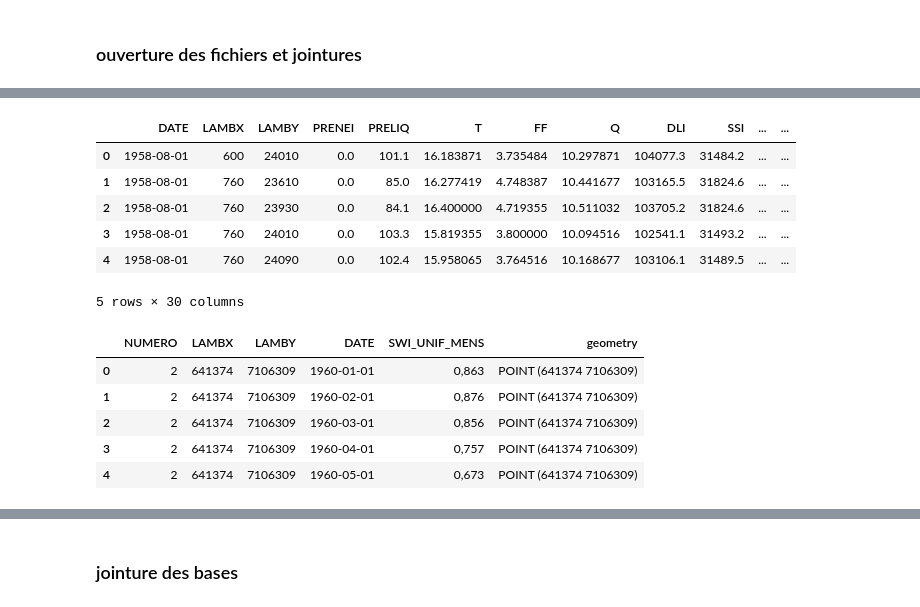
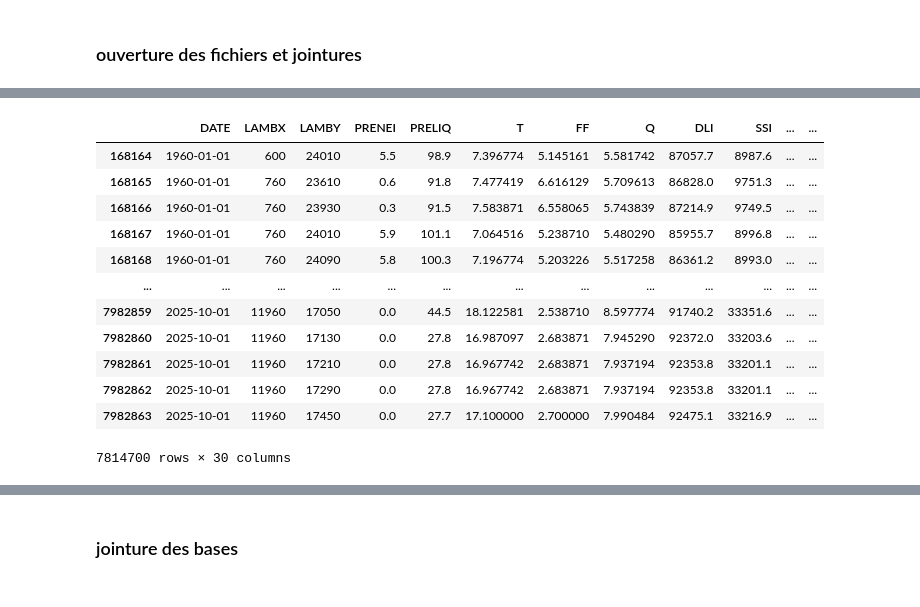
Before and after one commit to Lanouraf/Climate_Risk_Project_SWI_MS_A, a Jupyter notebook: visualisation_stats.ipynb, the cells around one changed output, grey strips where cells are left out. Saved outputs shown, nothing was run; the diff lists cells and outputs as text; code cells hidden in the pictures.

Commit message:
jointure meteo-swi

```diff
--- a/visualisation_stats.ipynb
+++ b/visualisation_stats.ipynb
@@ -31,11 +42,0 @@ swi_monthly = gpd.read_file(fp)
-# %%
-swi_monthly['DATE'] = pd.to_datetime(swi_monthly['DATE']) - pd.offsets.MonthBegin(1)
-display(swi_monthly.head())
-# %% [output]
-|  | DATE | LAMBX | LAMBY | PRENEI | PRELIQ | T | FF | Q | DLI | SSI | ... | ... |
-| 0 | 1958-08-01 | 600 | 24010 | 0.0 | 101.1 | 16.183871 | 3.735484 | 10.297871 | 104077.3 | 31484.2 | ... | ... |
-| 1 | 1958-08-01 | 760 | 23610 | 0.0 | 85.0 | 16.277419 | 4.748387 | 10.441677 | 103165.5 | 31824.6 | ... | ... |
-| 2 | 1958-08-01 | 760 | 23930 | 0.0 | 84.1 | 16.400000 | 4.719355 | 10.511032 | 103705.2 | 31824.6 | ... | ... |
-| 3 | 1958-08-01 | 760 | 24010 | 0.0 | 103.3 | 15.819355 | 3.800000 | 10.094516 | 102541.1 | 31493.2 | ... | ... |
-| 4 | 1958-08-01 | 760 | 24090 | 0.0 | 102.4 | 15.958065 | 3.764516 | 10.168677 | 103106.1 | 31489.5 | ... | ... |
-5 rows × 30 columns
@@ -47,9 +42,0 @@ meteo_france = gpd.read_file(fp)
-# %%
-display(meteo_france.head())
-# %% [output]
-|  | NUMERO | LAMBX | LAMBY | DATE | SWI_UNIF_MENS | geometry |
-| 0 | 2 | 641374 | 7106309 | 1960-01-01 | 0,863 | POINT (641374 7106309) |
-| 1 | 2 | 641374 | 7106309 | 1960-02-01 | 0,876 | POINT (641374 7106309) |
-| 2 | 2 | 641374 | 7106309 | 1960-03-01 | 0,856 | POINT (641374 7106309) |
-| 3 | 2 | 641374 | 7106309 | 1960-04-01 | 0,757 | POINT (641374 7106309) |
-| 4 | 2 | 641374 | 7106309 | 1960-05-01 | 0,673 | POINT (641374 7106309) |
@@ -60,0 +43,18 @@ argile = gpd.read_file(fp)
+# %%
+swi_monthly['DATE'] = pd.to_datetime(swi_monthly['DATE']) - pd.offsets.MonthBegin(1)
+swi_monthly = swi_monthly[swi_monthly['DATE'] >= '1960-01-01']
+display(swi_monthly)
+# %% [output]
+|  | DATE | LAMBX | LAMBY | PRENEI | PRELIQ | T | FF | Q | DLI | SSI | ... | ... |
+| 168164 | 1960-01-01 | 600 | 24010 | 5.5 | 98.9 | 7.396774 | 5.145161 | 5.581742 | 87057.7 | 8987.6 | ... | ... |
+| 168165 | 1960-01-01 | 760 | 23610 | 0.6 | 91.8 | 7.477419 | 6.616129 | 5.709613 | 86828.0 | 9751.3 | ... | ... |
+| 168166 | 1960-01-01 | 760 | 23930 | 0.3 | 91.5 | 7.583871 | 6.558065 | 5.743839 | 87214.9 | 9749.5 | ... | ... |
+| 168167 | 1960-01-01 | 760 | 24010 | 5.9 | 101.1 | 7.064516 | 5.238710 | 5.480290 | 85955.7 | 8996.8 | ... | ... |
+| 168168 | 1960-01-01 | 760 | 24090 | 5.8 | 100.3 | 7.196774 | 5.203226 | 5.517258 | 86361.2 | 8993.0 | ... | ... |
+| ... | ... | ... | ... | ... | ... | ... | ... | ... | ... | ... | ... | ... |
+| 7982859 | 2025-10-01 | 11960 | 17050 | 0.0 | 44.5 | 18.122581 | 2.538710 | 8.597774 | 91740.2 | 33351.6 | ... | ... |
+| 7982860 | 2025-10-01 | 11960 | 17130 | 0.0 | 27.8 | 16.987097 | 2.683871 | 7.945290 | 92372.0 | 33203.6 | ... | ... |
+| 7982861 | 2025-10-01 | 11960 | 17210 | 0.0 | 27.8 | 16.967742 | 2.683871 | 7.937194 | 92353.8 | 33201.1 | ... | ... |
+| 7982862 | 2025-10-01 | 11960 | 17290 | 0.0 | 27.8 | 16.967742 | 2.683871 | 7.937194 | 92353.8 | 33201.1 | ... | ... |
+| 7982863 | 2025-10-01 | 11960 | 17450 | 0.0 | 27.7 | 17.100000 | 2.700000 | 7.990484 | 92475.1 | 33216.9 | ... | ... |
+7814700 rows × 30 columns
```
Also changed, not shown: parts of 14 cells of this notebook.
